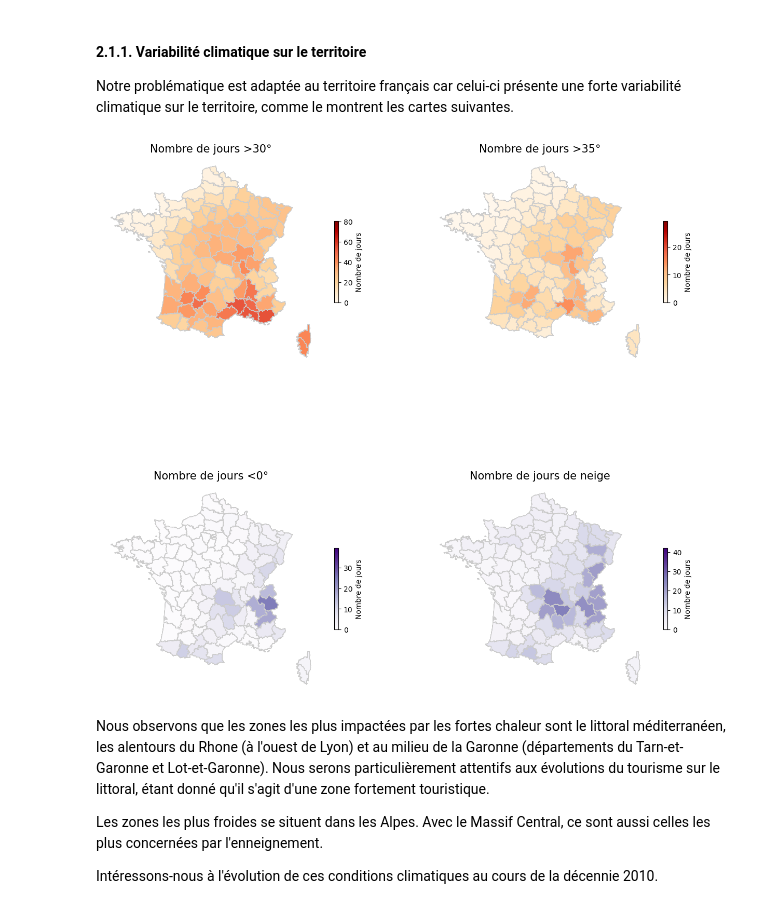
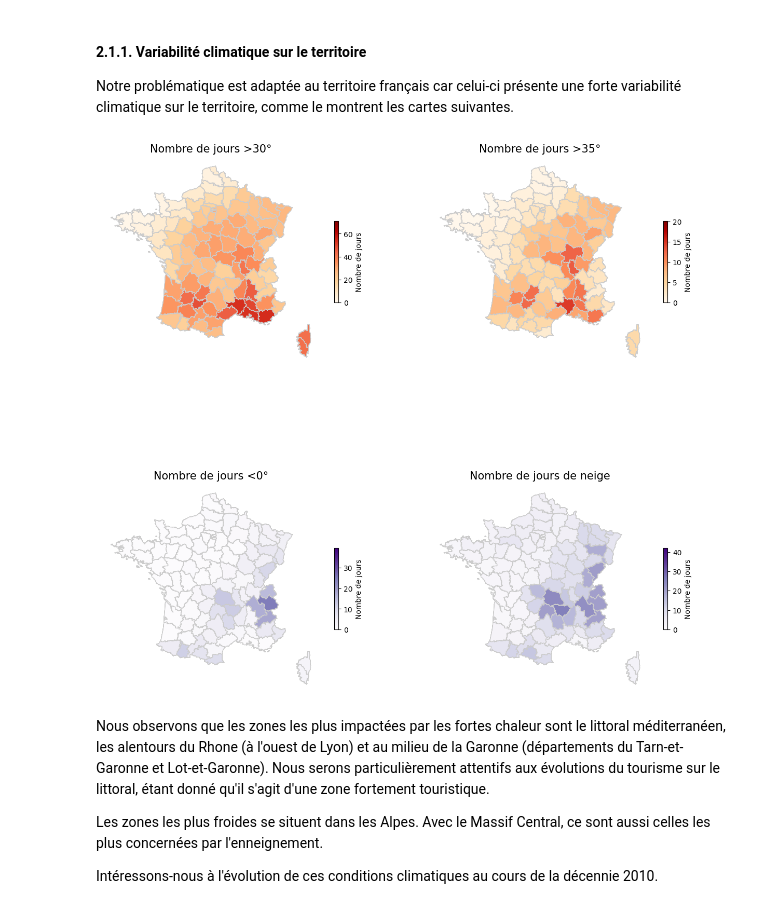
Before and after one commit to Manonchvllr/Project, a Jupyter notebook: rapport.ipynb, the cells around one changed output. Cells and saved outputs as stored; diff of their text form; code cells hidden in the pictures.

```diff
--- a/rapport.ipynb
+++ b/rapport.ipynb
@@ -180,5 +180,6 @@ Valeurs manquantes de température dans les données finales :
 # %% [markdown]
 On observe que les arrivées touristiques sont manquantes pour la période du Covid-19. Comme prévu, on va donc exclure les années concernées pour ne pas biaiser les résultats.
 # %%
-df_2011_2019 = df.loc[df["AAAA"].isin([[i for i in range(2011, 2020)]])] # ce vecteur exclut bien 2020
-df_2011_2019.to_csv("base.csv")
+df = df.loc[df["AAAA"] < 2020]
+df.to_csv("base.csv")
+print(df.tail())
@@ -214,41 +229,45 @@ cartes.mise_en_forme_carte(
             cartes.donnee_carte(indicateurs_climat.nbj_par_an(df, toutes_annees, mois_ete, "NBJTX30")),
             toutes_annees,
             mois_ete,
-            "NBJTX30",
-            "Nombre de jours >30°",
-            ax[0,0],
+            indicateur = "NBJTX30",
+            titre_carte = "Nombre de jours >30°",
+            titre_axe = "Nombre de jours",
+            plotting = ax[0,0],
             evolution = False)
 
 cartes.mise_en_forme_carte(
             cartes.donnee_carte(indicateurs_climat.nbj_par_an(df, toutes_annees, mois_ete, "NBJTX35")),
             toutes_annees,
             mois_ete,
             "NBJTX35",
             "Nombre de jours >35°",
-            ax[0,1],
+            titre_axe = "Nombre de jours",
+            plotting = ax[0,1],
             evolution = False)
 
 # # hiver : nombre de jours à moins de 0° ou de neige
 
 cartes.mise_en_forme_carte(
             cartes.donnee_carte(indicateurs_climat.nbj_par_an(df, toutes_annees, mois_hiver, "NBJTX0")),
             toutes_annees,
             mois_hiver,
             "NBJTX0",
             "Nombre de jours <0°",
-            ax[1,0],
+            titre_axe = "Nombre de jours",
+            plotting = ax[1,0],
             evolution = False)
 
 cartes.mise_en_forme_carte(
             cartes.donnee_carte(indicateurs_climat.nbj_par_an(df, toutes_annees, mois_hiver, "NBJNEIG")),
             toutes_annees,
             mois_hiver,
             "NBJNEIG",
             "Nombre de jours de neige",
-            ax[1,1],
+            titre_axe = "Nombre de jours",
+            plotting = ax[1,1],
             evolution = False)
 # %% [output]
-[figure, old version]
+[figure, new version]
 # %% [markdown]
 Nous observons que les zones les plus impactées par les fortes chaleur sont le littoral méditerranéen, les alentours du Rhone (à l'ouest de Lyon) et au milieu de la Garonne (départements du Tarn-et-Garonne et Lot-et-Garonne). Nous serons particulièrement attentifs aux évolutions du tourisme sur le littoral, étant donné qu'il s'agit d'une zone fortement touristique.
 
```
Also changed, not shown: parts of 15 cells of this notebook, 5 other files.
